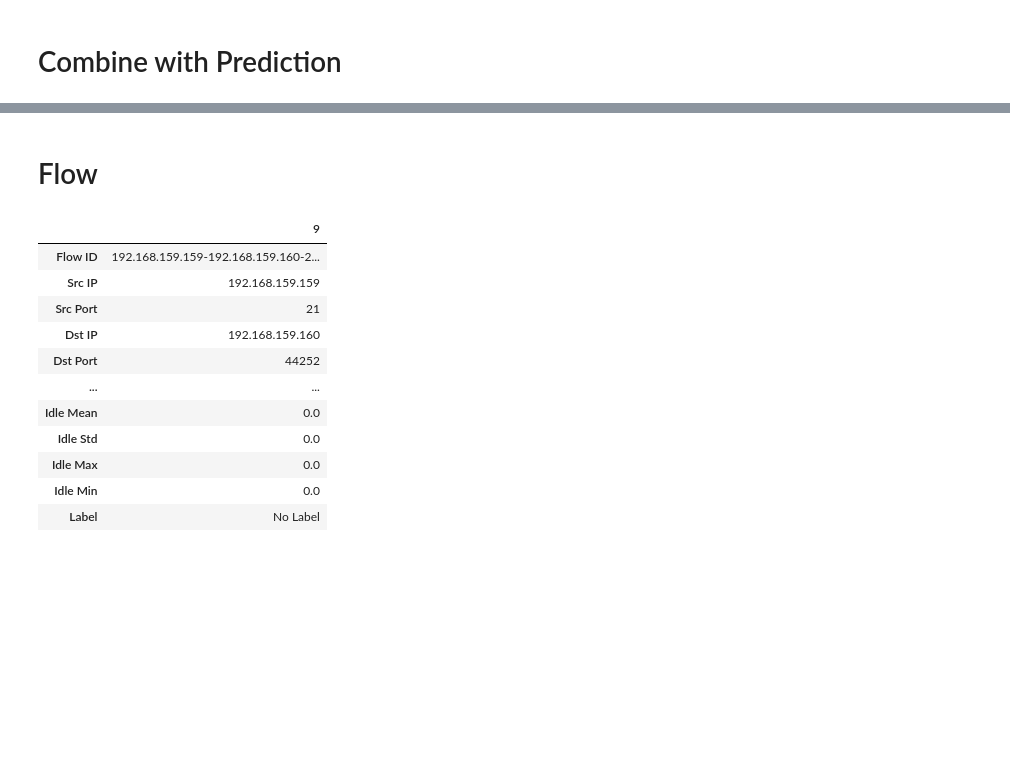
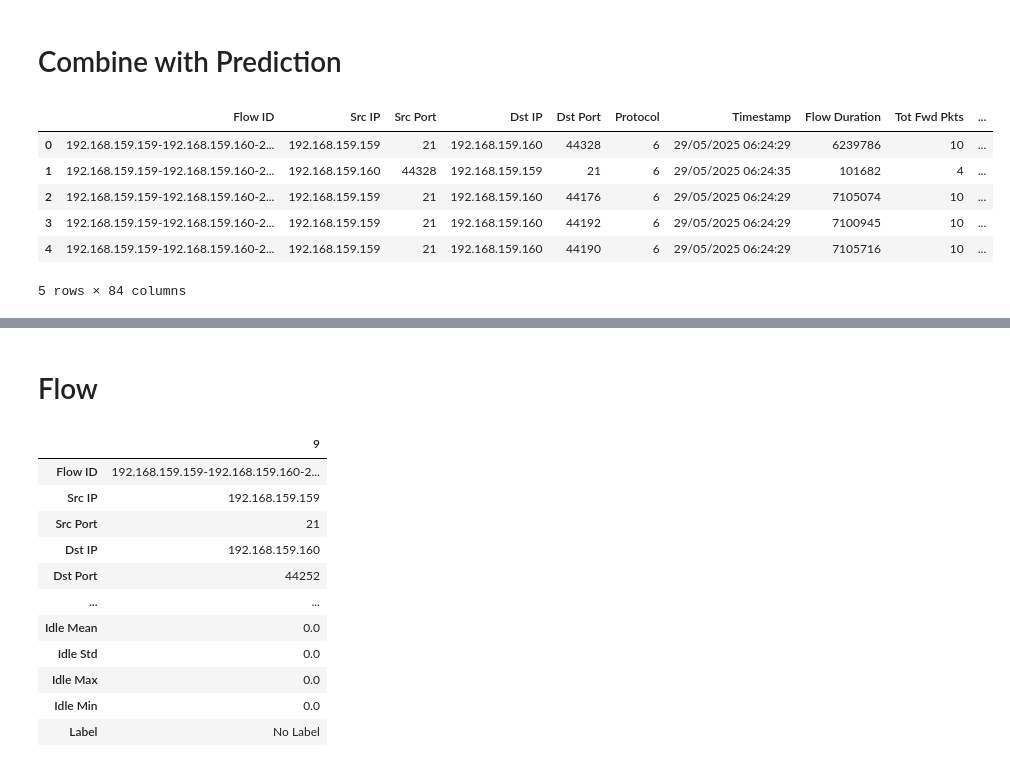
Before and after one commit to Mc4minta/AIB5-PcapAttackClassifier, a Jupyter notebook: MapPacketIndices.ipynb, the cells around one changed output, grey strips where cells are left out. Drawn from its saved outputs; the diff is of its cells as text; code cells hidden in the pictures; blank space fills up the shorter version.

```diff
--- a/MapPacketIndices.ipynb
+++ b/MapPacketIndices.ipynb
@@ -868,6 +514,18 @@ def load_model(model_name):
 
 model_name = 'RandomForest400IntPortCIC1718-2.pkl'
 model = load_model(model_name)
+# %%
+cicflowmeter_output_path = f"{attack_folder}/{file_base_name}_ISCX.csv"
+df = pd.read_csv(cicflowmeter_output_path)
+df.head()
+# %% [output]
+|  | Flow ID | Src IP | Src Port | Dst IP | Dst Port | Protocol | Timestamp | Flow Duration | Tot Fwd Pkts | ... |
+| 0 | 192.168.159.159-192.168.159.160-2... | 192.168.159.159 | 21 | 192.168.159.160 | 44328 | 6 | 29/05/2025 06:24:29 | 6239786 | 10 | ... |
+| 1 | 192.168.159.159-192.168.159.160-2... | 192.168.159.160 | 44328 | 192.168.159.159 | 21 | 6 | 29/05/2025 06:24:35 | 101682 | 4 | ... |
+| 2 | 192.168.159.159-192.168.159.160-2... | 192.168.159.159 | 21 | 192.168.159.160 | 44176 | 6 | 29/05/2025 06:24:29 | 7105074 | 10 | ... |
+| 3 | 192.168.159.159-192.168.159.160-2... | 192.168.159.159 | 21 | 192.168.159.160 | 44192 | 6 | 29/05/2025 06:24:29 | 7100945 | 10 | ... |
+| 4 | 192.168.159.159-192.168.159.160-2... | 192.168.159.159 | 21 | 192.168.159.160 | 44190 | 6 | 29/05/2025 06:24:29 | 7105716 | 10 | ... |
+5 rows × 84 columns
 # %%
 import pandas as pd
 import numpy as np
```
Also changed, not shown: parts of 9 cells of this notebook.
